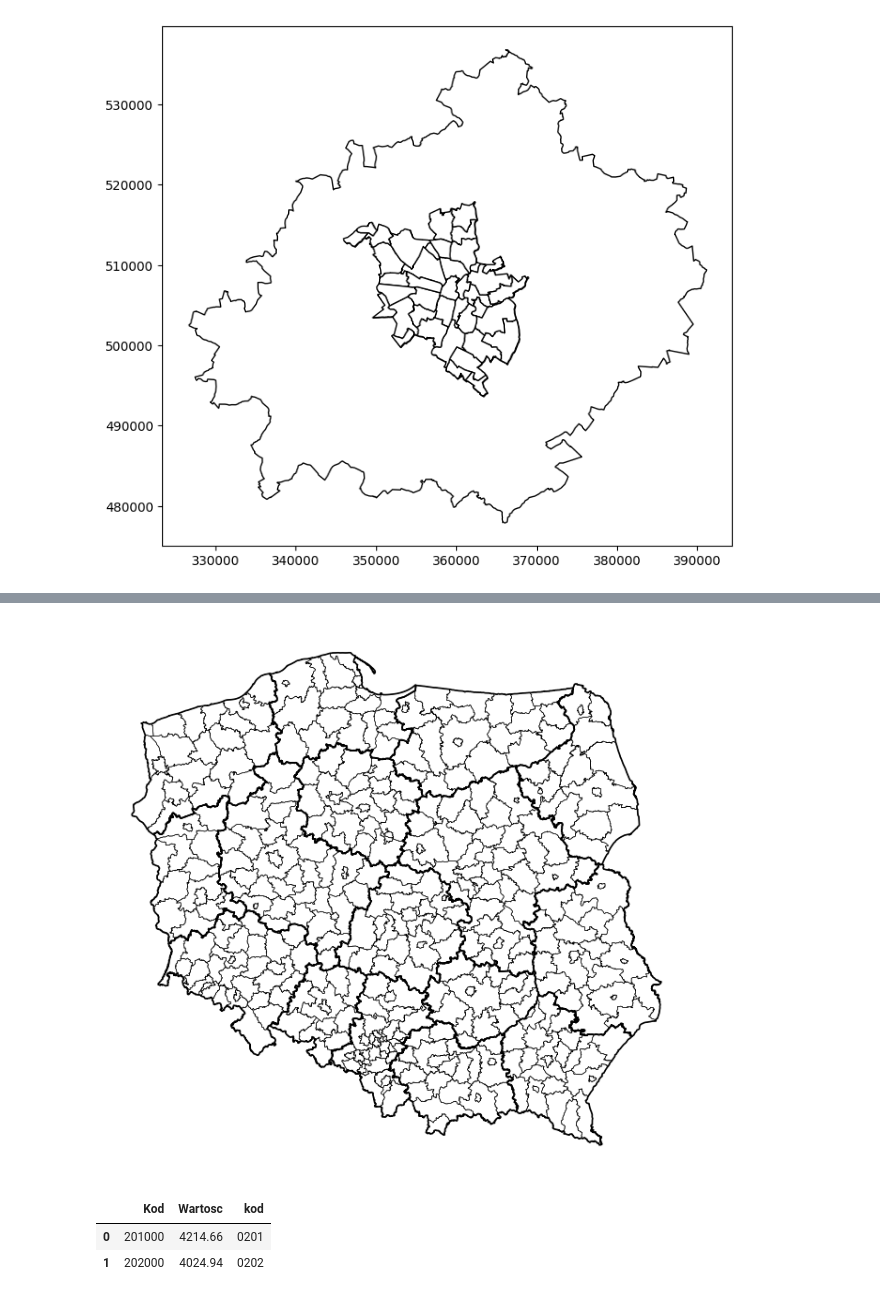
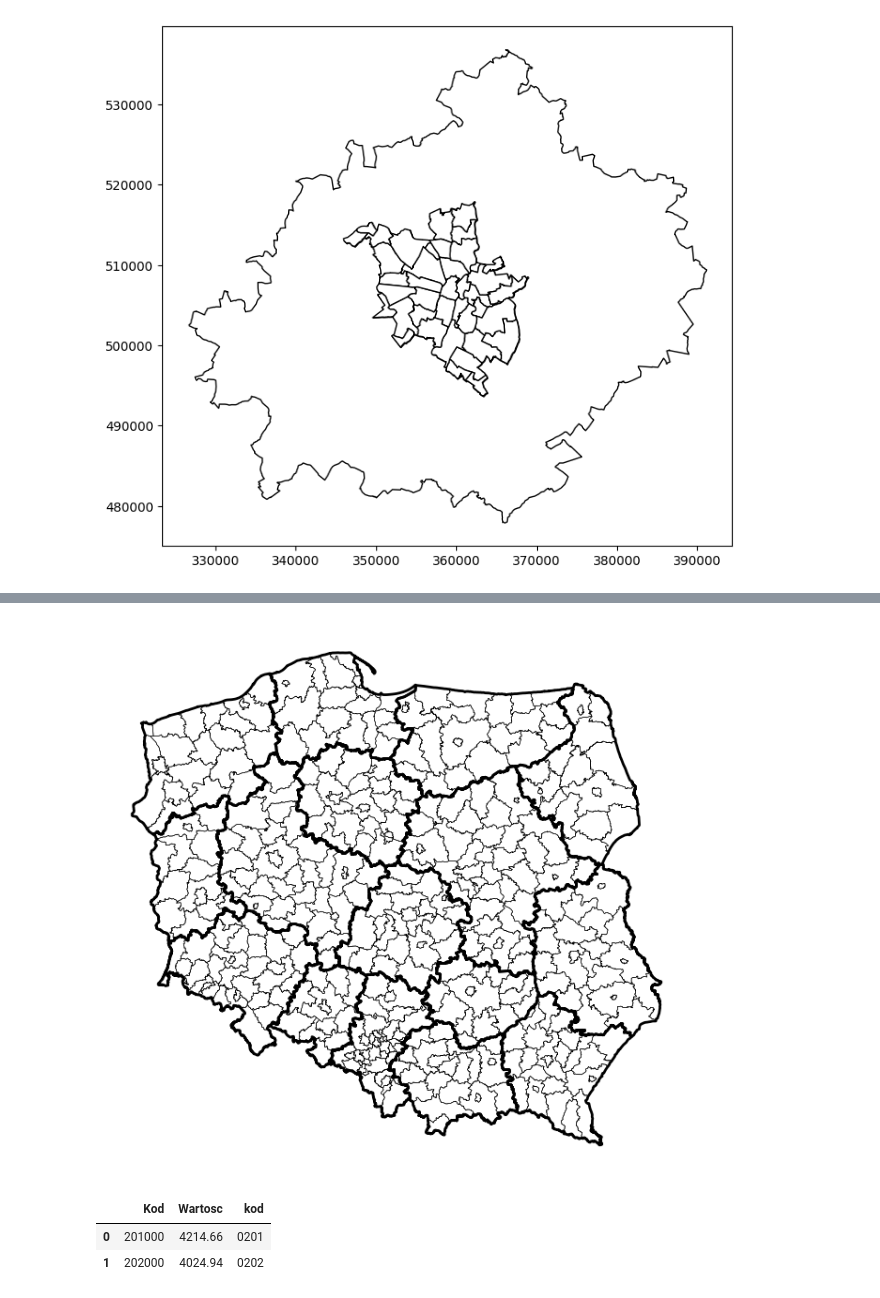
Before and after one commit to DepartmentOfStatisticsPUE/air-2024, a Jupyter notebook: notebooks/4_przestrzenne.ipynb, the cells around one changed output, grey strips where cells are left out. Drawn from its saved outputs; the diff is of its cells as text; code cells hidden in the pictures.

```diff
--- a/notebooks/4_przestrzenne.ipynb
+++ b/notebooks/4_przestrzenne.ipynb
@@ -182,6 +132,7 @@ pzn_df.plot(ax=base, color = "white", edgecolor = "black")
 # %%
 woj = gpd.read_file("woj.shp", encoding = "utf-8")
 woj.set_crs(2180, inplace = True)
+
 pow_base = pow_df.plot(color = "none", edgecolor = "black", linewidth = 0.4)
-woj.plot(ax=pow_base, color = "none",  edgecolor = "black", linewidth = 1.2).set_axis_off()
+woj.plot(ax=pow_base, color = "none",  edgecolor = "black", linewidth = 2).set_axis_off()
 # %% [output]
@@ -198,4 +139,4 @@ WARNING:fiona.ogrext:Failed to decode b'O/Ko\x9ccian' using utf-8 codec
-[figure, old version]
+[figure, new version]
 # %%
 wynag = pd.read_excel(io = "powiaty_wynag.xlsx", sheet_name=1)
 wynag = wynag[["Kod", "Wartosc"]]
```
Also changed, not shown: parts of 21 cells of this notebook.
